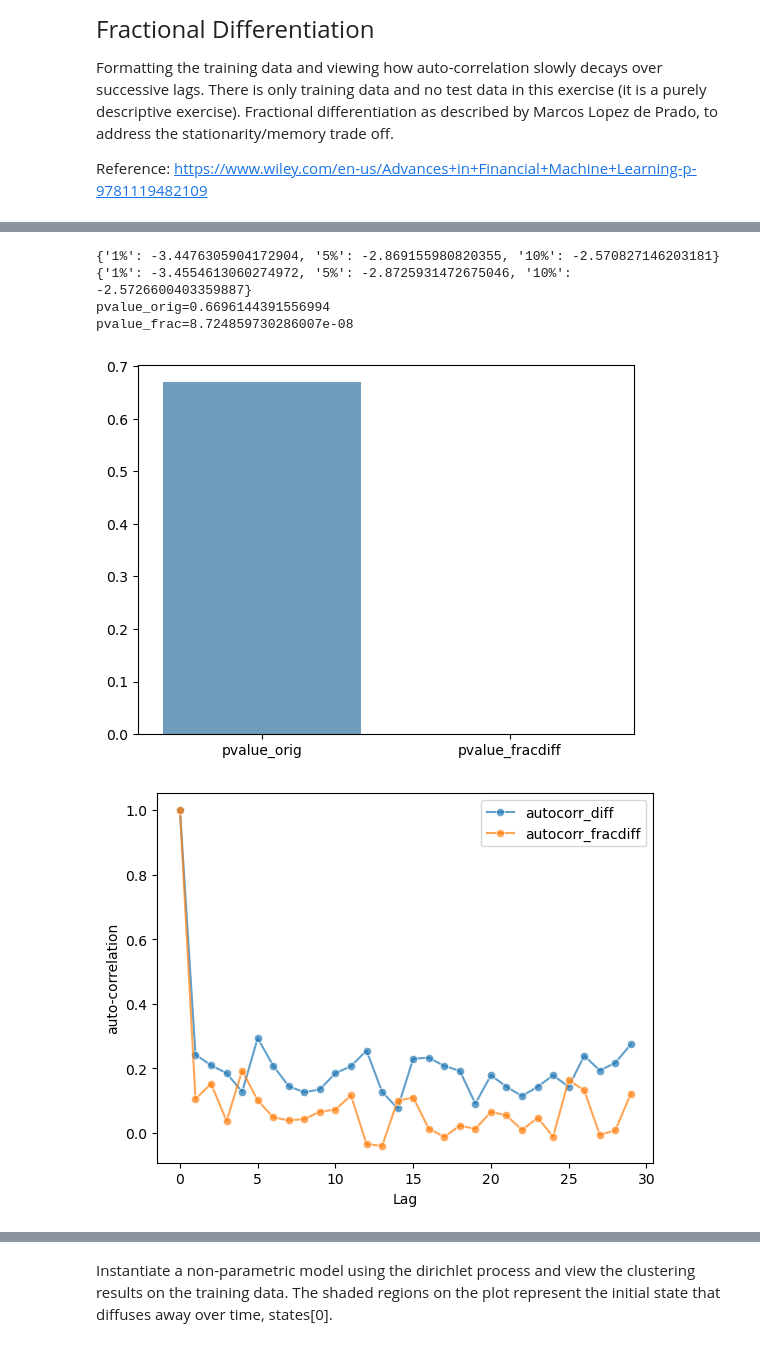
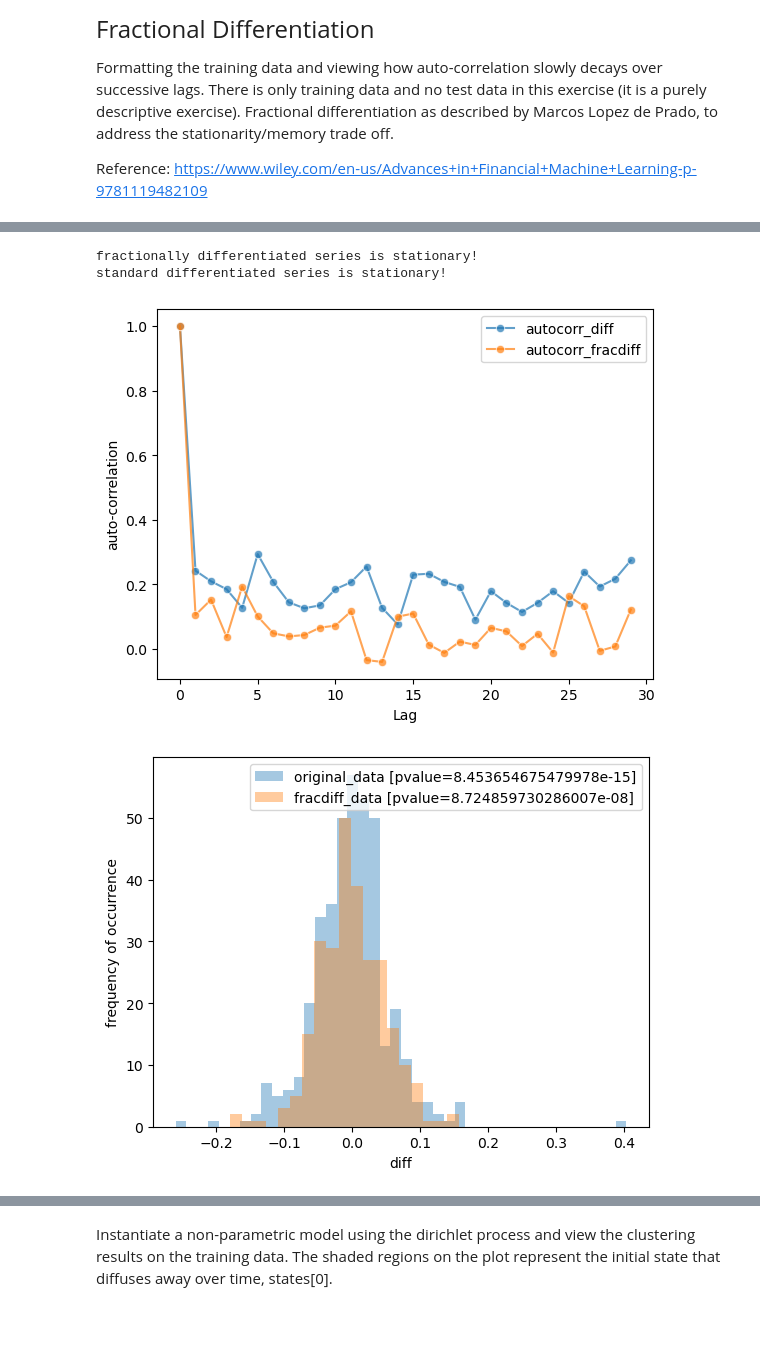
Before and after one commit to regimelab/notebooks, a Jupyter notebook: fractional_differentiation.ipynb, the cells around one changed output, grey strips where cells are left out. Saved outputs shown, nothing was run; the diff lists cells and outputs as text; code cells hidden in the pictures.

```diff
--- a/fractional_differentiation.ipynb
+++ b/fractional_differentiation.ipynb
@@ -65,50 +66,44 @@ from numpy_fracdiff.fracdiff_fn import fracdiff
 fn = lambda x: fracdiff(x.values, order=frac_order)
 
 frac_order = 0.9
 frac_df = pd.DataFrame()
 frac_df['data'] = fn(tlt['marketClose'])
 frac_df = frac_df.dropna().reset_index().drop(columns=['index'])
 
 # Stationarity Tests
 teststat_orig, pvalue_orig, crit_orig = (
-    adfuller(tlt['marketClose'])[0],
-    adfuller(tlt['marketClose'])[1],
-    adfuller(tlt['marketClose'])[4]
+    adfuller(tlt['marketClose'].diff().dropna())[0],
+    adfuller(tlt['marketClose'].diff().dropna())[1],
+    adfuller(tlt['marketClose'].diff().dropna())[4]
 )
 teststat_frac, pvalue_frac, crit_frac = (
     adfuller(frac_df['data'])[0],
     adfuller(frac_df['data'])[1],
     adfuller(frac_df['data'])[4]
 )
-if pvalue_frac < crit_frac['5%']:
+if teststat_frac < crit_frac['1%']:
     print('fractionally differentiated series is stationary!')
-
-print(crit_orig)
-print(crit_frac)
-print(f'pvalue_orig={pvalue_orig}')
-print(f'pvalue_frac={pvalue_frac}')
-sns.barplot(x=['pvalue_orig','pvalue_fracdiff'], y=[ pvalue_orig, pvalue_frac ], alpha=0.7)
-plt.show()
+if teststat_orig < crit_orig['1%']:
+    print('standard differentiated series is stationary!')
 
 # Display Auto-Correlation Decay
 decay_func = lambda S, _range: [S.apply(abs).autocorr(lag=Lag) for Lag in _range]
 
 sns.lineplot(data=decay_func(tlt['marketClose'].diff(), range(0, 30)), label='autocorr_diff', marker='o', alpha=0.7)
 sns.lineplot(data=decay_func(frac_df['data'], range(0, 30)), label='autocorr_fracdiff', marker='o', alpha=0.7)
 plt.xlabel('Lag')
 plt.ylabel('auto-correlation')
 plt.show()
 
 # Display distributions
-sns.distplot(tlt['marketClose'].diff(), kde=False)
-sns.distplot(frac_df['data'].diff(), kde=False)
+sns.distplot(tlt['marketClose'].diff(), kde=False, label=f'original_data [pvalue={pvalue_orig}]')
+sns.distplot(frac_df['data'].diff(), kde=False, label=f'fracdiff_data [pvalue={pvalue_frac}]')
 plt.xlabel('diff')
-plt.ylabel('frequency of occurence')
+plt.ylabel('frequency of occurrence')
+plt.legend()
 plt.show()
 # %% [output]
-{'1%': -3.4476305904172904, '5%': -2.869155980820355, '10%': -2.570827146203181}
-{'1%': -3.4554613060274972, '5%': -2.8725931472675046, '10%': -2.5726600403359887}
-pvalue_orig=0.6696144391556994
-pvalue_frac=8.724859730286007e-08
+fractionally differentiated series is stationary!
+standard differentiated series is stationary!
-[figure, old version]
+[figure, new version]
-[figure, old version]
+[figure, new version]
```
Also changed, not shown: parts of 3 cells of this notebook.
